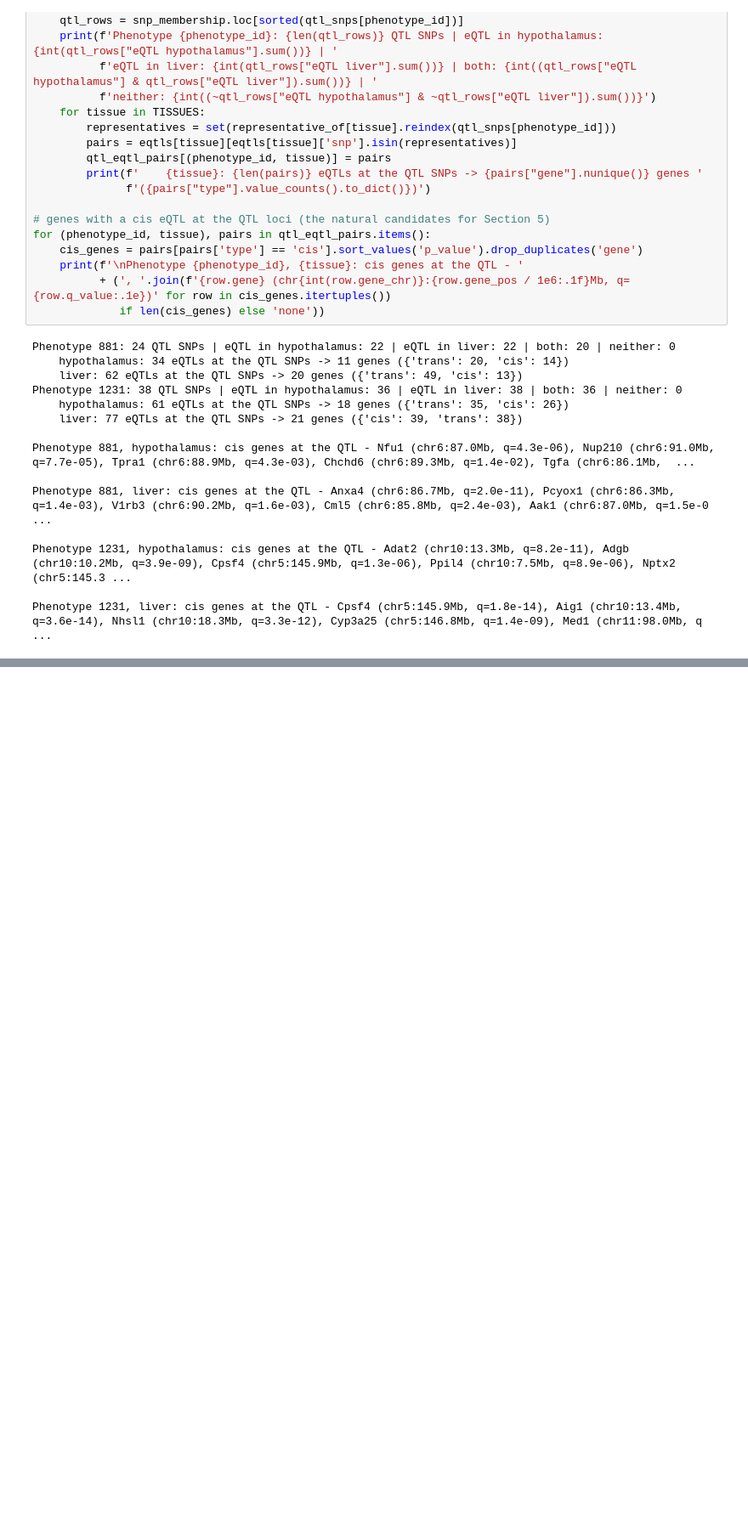
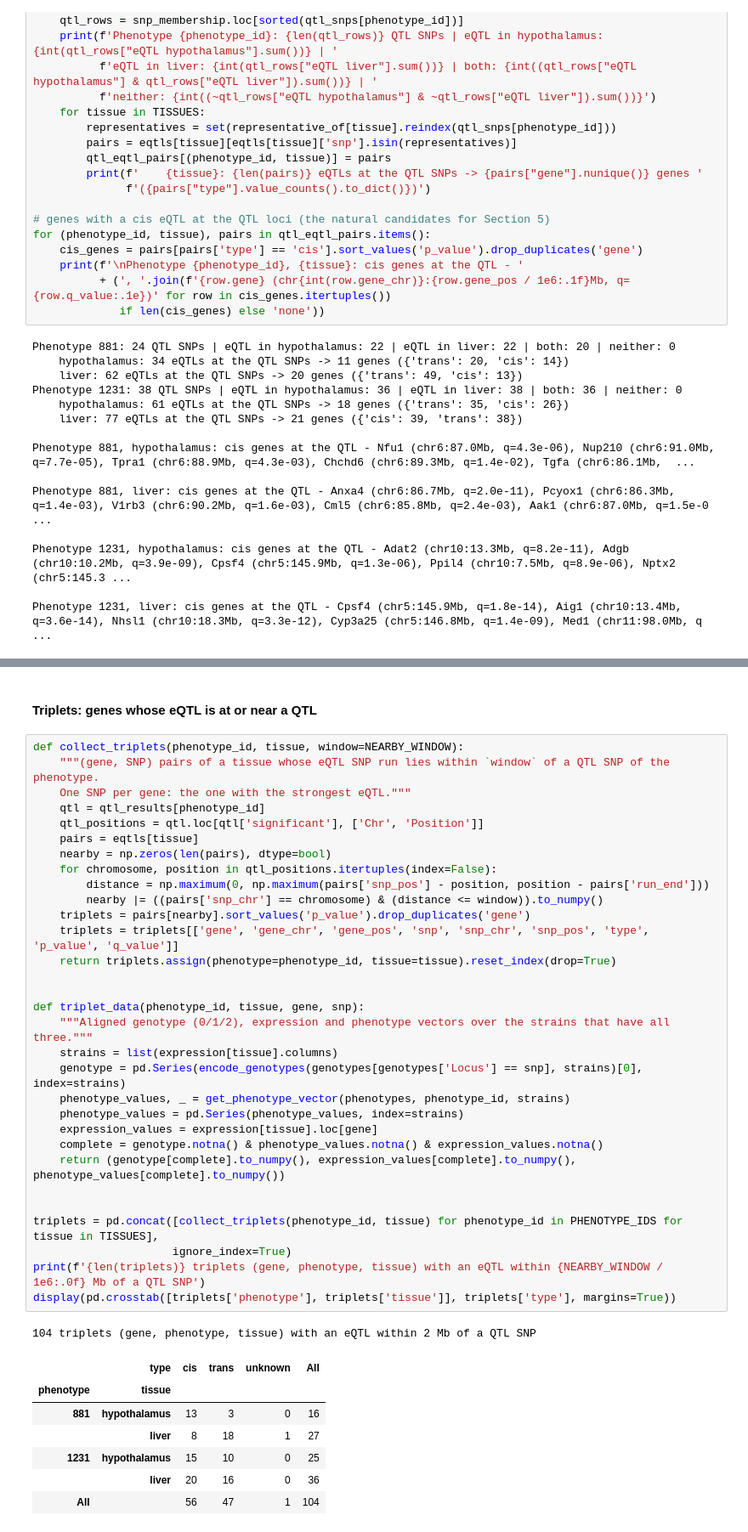
Before and after one commit to amit-sk/system-genetics-project, a Jupyter notebook: system_genetics_project.ipynb, the cells around one changed output, grey strips where cells are left out. Shown at 85% size. Cells and saved outputs as stored; diff of their text form; blank space fills up the shorter version.

```diff
--- a/system_genetics_project.ipynb
+++ b/system_genetics_project.ipynb
@@ -887,0 +924,42 @@ Phenotype 1231, liver: cis genes at the QTL - Cpsf4 (chr5:145.9Mb, q=1.8e-14), A
+# %% [markdown]
+#### Triplets: genes whose eQTL is at or near a QTL
+# %%
+def collect_triplets(phenotype_id, tissue, window=NEARBY_WINDOW):
+    """(gene, SNP) pairs of a tissue whose eQTL SNP run lies within `window` of a QTL SNP of the phenotype.
+    One SNP per gene: the one with the strongest eQTL."""
+    qtl = qtl_results[phenotype_id]
+    qtl_positions = qtl.loc[qtl['significant'], ['Chr', 'Position']]
+    pairs = eqtls[tissue]
+    nearby = np.zeros(len(pairs), dtype=bool)
+    for chromosome, position in qtl_positions.itertuples(index=False):
+        distance = np.maximum(0, np.maximum(pairs['snp_pos'] - position, position - pairs['run_end']))
+        nearby |= ((pairs['snp_chr'] == chromosome) & (distance <= window)).to_numpy()
+    triplets = pairs[nearby].sort_values('p_value').drop_duplicates('gene')
+    triplets = triplets[['gene', 'gene_chr', 'gene_pos', 'snp', 'snp_chr', 'snp_pos', 'type', 'p_value', 'q_value']]
+    return triplets.assign(phenotype=phenotype_id, tissue=tissue).reset_index(drop=True)
+
+
+def triplet_data(phenotype_id, tissue, gene, snp):
+    """Aligned genotype (0/1/2), expression and phenotype vectors over the strains that have all three."""
+    strains = list(expression[tissue].columns)
+    genotype = pd.Series(encode_genotypes(genotypes[genotypes['Locus'] == snp], strains)[0], index=strains)
+    phenotype_values, _ = get_phenotype_vector(phenotypes, phenotype_id, strains)
+    phenotype_values = pd.Series(phenotype_values, index=strains)
+    expression_values = expression[tissue].loc[gene]
+    complete = genotype.notna() & phenotype_values.notna() & expression_values.notna()
+    return (genotype[complete].to_numpy(), expression_values[complete].to_numpy(), phenotype_values[complete].to_numpy())
+
+
+triplets = pd.concat([collect_triplets(phenotype_id, tissue) for phenotype_id in PHENOTYPE_IDS for tissue in TISSUES],
+                     ignore_index=True)
+print(f'{len(triplets)} triplets (gene, phenotype, tissue) with an eQTL within {NEARBY_WINDOW / 1e6:.0f} Mb of a QTL SNP')
+display(pd.crosstab([triplets['phenotype'], triplets['tissue']], triplets['type'], margins=True))
+# %% [output]
+104 triplets (gene, phenotype, tissue) with an eQTL within 2 Mb of a QTL SNP
+|  | type | cis | trans | unknown | All |
+| phenotype | tissue |  |  |  |  |
+| 881 | hypothalamus | 13 | 3 | 0 | 16 |
+|  | liver | 8 | 18 | 1 | 27 |
+| 1231 | hypothalamus | 15 | 10 | 0 | 25 |
+|  | liver | 20 | 16 | 0 | 36 |
+| All |  | 56 | 47 | 1 | 104 |
```
Also changed, not shown: parts of 18 cells of this notebook, 2 other files.
